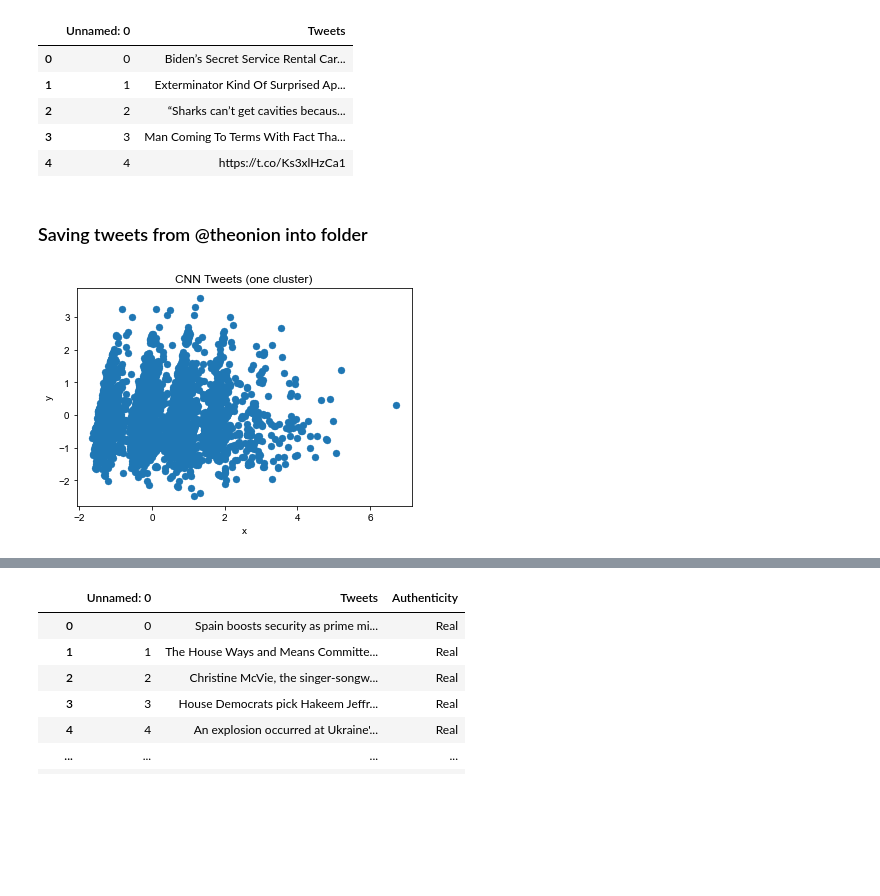
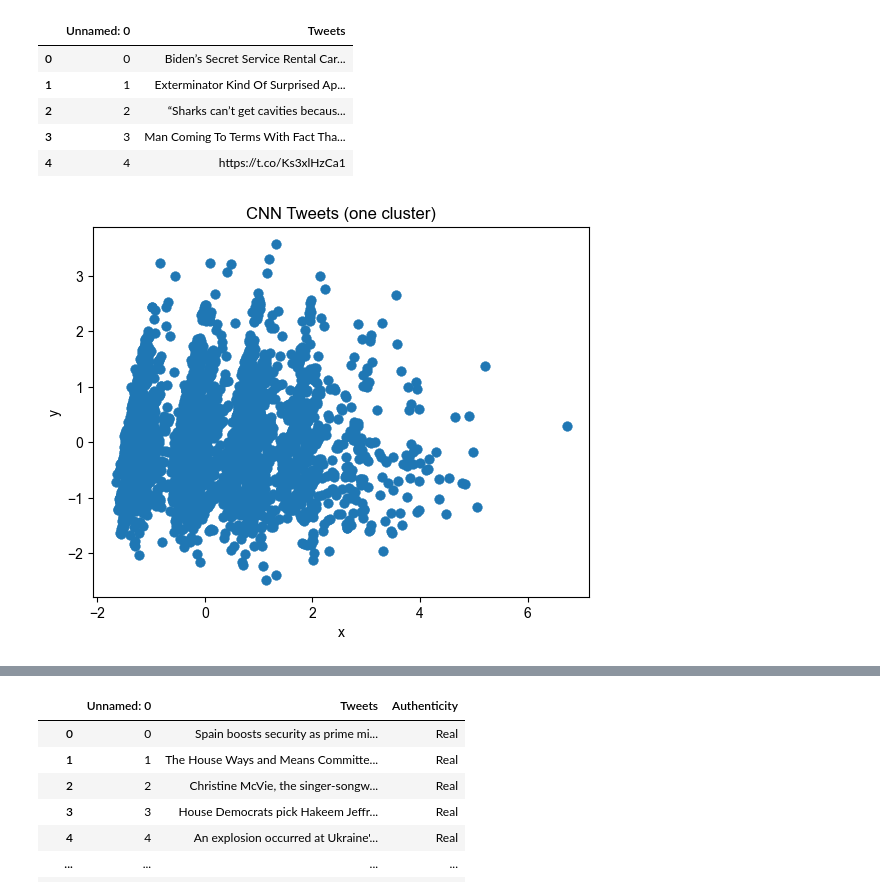
Before and after one commit to lucashawranke/sarcasm-scanner, a Jupyter notebook: model.ipynb, the cells around one changed output, grey strips where cells are left out. Saved outputs shown, nothing was run; the diff lists cells and outputs as text; code cells hidden in the pictures; blank space fills up the shorter version.

```diff
--- a/model.ipynb
+++ b/model.ipynb
@@ -37,12 +32,12 @@ from nltk.corpus import stopwords
 # cnn_tweets.to_csv('/Users/lucashawranke/documents/data-science/sarcasm-scanner/data/cnn_tweets.csv')
 # %%
 # while on my mac
-cnn_tweets = pd.read_csv('/Users/lucashawranke/Documents/data-science/sarcasm-scanner/data/cnn_tweets.csv')
-onion_tweets = pd.read_csv('/Users/lucashawranke/Documents/data-science/sarcasm-scanner/data/onion_tweets.csv')
+# cnn_tweets = pd.read_csv('/Users/lucashawranke/Documents/data-science/sarcasm-scanner/data/cnn_tweets.csv')
+# onion_tweets = pd.read_csv('/Users/lucashawranke/Documents/data-science/sarcasm-scanner/data/onion_tweets.csv')
 
 # while on my pc
-# cnn_tweets = pd.read_csv('/Users/lucas/data-science/sarcasm-scanner/data/cnn_tweets.csv')
-# onion_tweets = pd.read_csv('/Users/lucas/data-science/sarcasm-scanner/data/onion_tweets.csv')
+cnn_tweets = pd.read_csv('/Users/lucas/data-science/sarcasm-scanner/data/cnn_tweets.csv')
+onion_tweets = pd.read_csv('/Users/lucas/data-science/sarcasm-scanner/data/onion_tweets.csv')
 # %%
 cnn_tweets.head()
 # %% [output]
@@ -104,8 +95,6 @@ onion_tweets.head()
 | 2 | 2 | “Sharks can’t get cavities becaus... |
 | 3 | 3 | Man Coming To Terms With Fact Tha... |
 | 4 | 4 | https://t.co/Ks3xlHzCa1 |
-# %% [markdown]
-### Saving tweets from @theonion into folder
 # %%
 # onion_tweets.to_csv('/Users/lucashawranke/documents/data-science/sarcasm-scanner/data/onion_tweets.csv')
 # %%
@@ -122,13 +111,14 @@ cnn_tweets['x']=x_pca[:,0]
 cnn_tweets['y']=x_pca[:,1]
 # %%
 import matplotlib.pyplot as plt
+plt.style.use('fast')
 plt.title('CNN Tweets (one cluster)')
 plt.xlabel("x")
 plt.ylabel("y")
 plt.style.use("seaborn")
 plt.scatter(x_pca[:,0],x_pca[:,1]); #visualizing all clusters on same panel
 # %% [output]
-[figure, old version]
+[figure, new version]
 # %%
 from sklearn.feature_extraction.text import CountVectorizer
 from sklearn.decomposition import PCA #allows us to calculate # of components needed to explain data
```
Also changed, not shown: parts of 16 cells of this notebook, 4 other files.
